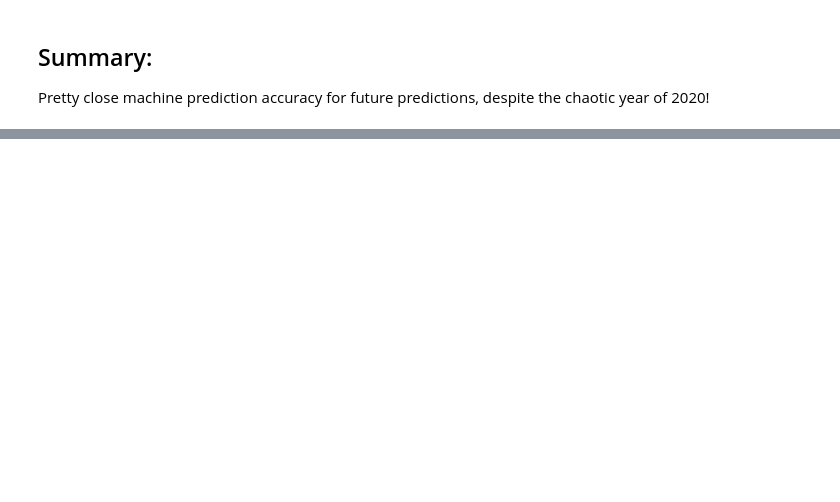
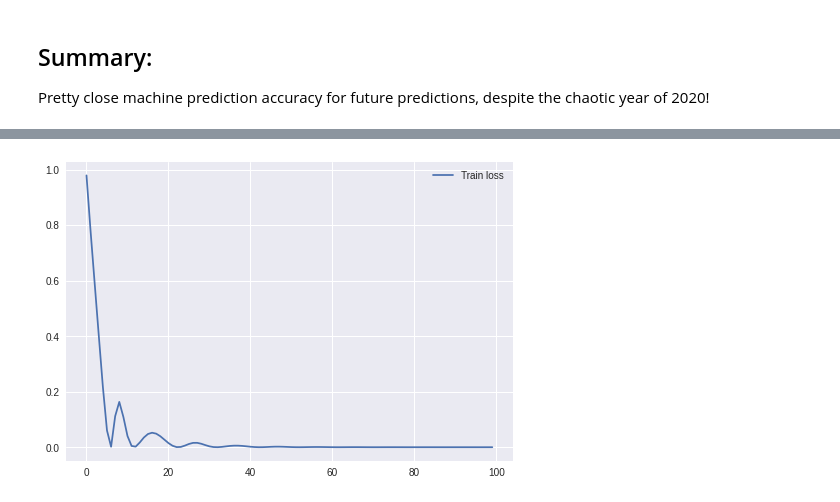
Before and after one commit to dcnarch/RentPricePredict, a Jupyter notebook: RentPricePredict.ipynb, the cells around one changed output, grey strips where cells are left out. Saved outputs shown, nothing was run; the diff lists cells and outputs as text; code cells hidden in the pictures; blank space fills up the shorter version.

```diff
--- a/RentPricePredict.ipynb
+++ b/RentPricePredict.ipynb
@@ -941,0 +1013,21 @@ Pretty close machine prediction accuracy for future predictions, despite the cha
+# %%
+# Sequential model
+modelLA = Sequential()
+# %%
+# LSTM layer
+modelLA.add(LSTM(units = 50,
+               return_sequences = True, # True if next layer will be a recurrent layer
+               input_shape = input_shapeLA))
+modelLA.add(LSTM(units = 50,
+               return_sequences = True))
+modelLA.add(LSTM(units = 50,
+               return_sequences = False))
+# Output layer
+modelLA.add(Dense(units = 1, activation = 'linear'))
+# %%
+# Step 2: Compile
+modelLA.compile(loss = 'mean_squared_error', optimizer = 'adam')
+# %%
+# Step 3: Fit our model
+historyLA = modelLA.fit(train_featuresLA, monthsLA,
+                    epochs=100)
@@ -941,0 +1052,6 @@ Pretty close machine prediction accuracy for future predictions, despite the cha
+# %%
+# Visualize the loss
+plt.plot(historyLA.history['loss'], label='Train loss')
+plt.legend();
+# %% [output]
+[figure, added]
```
Also changed, not shown: parts of 31 cells of this notebook, 1 other file.
